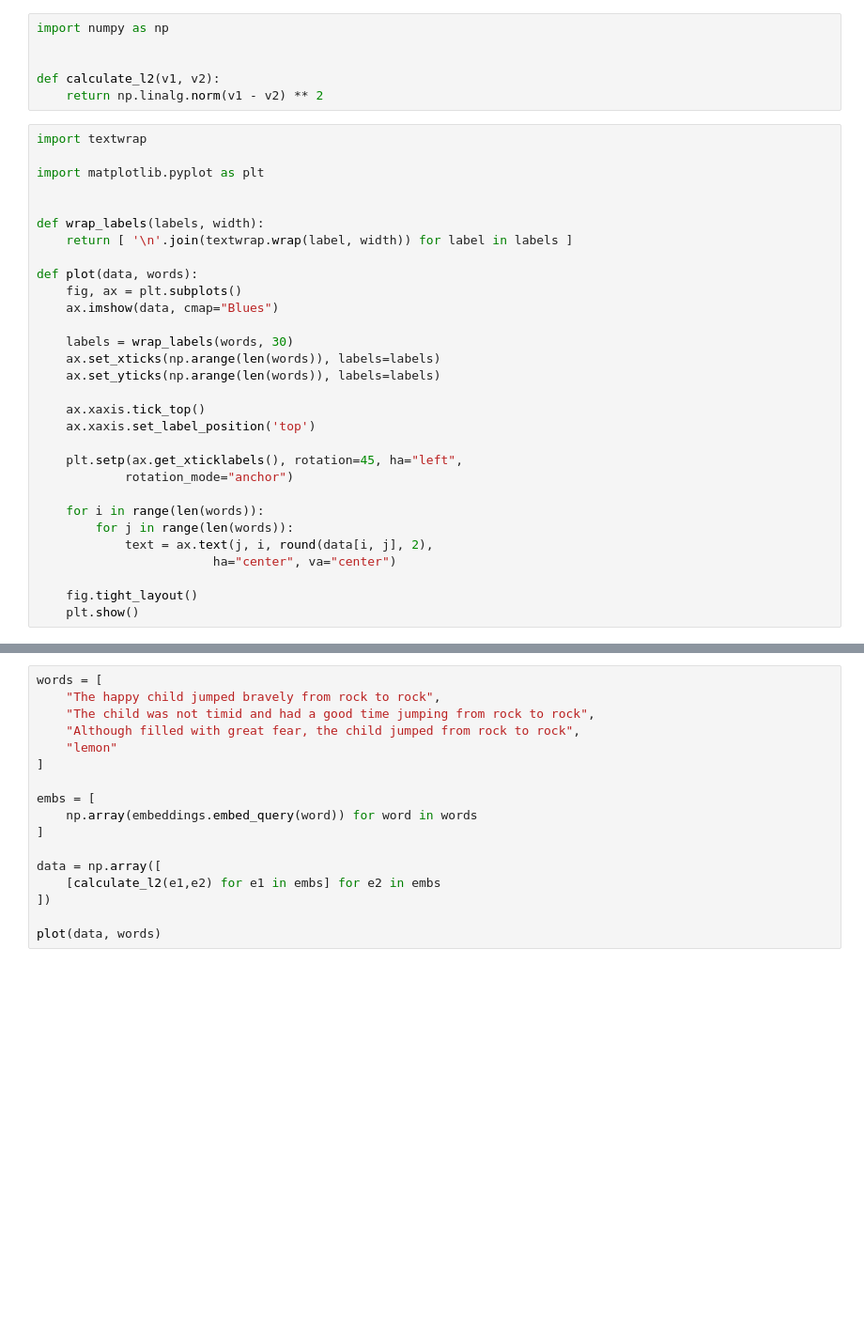
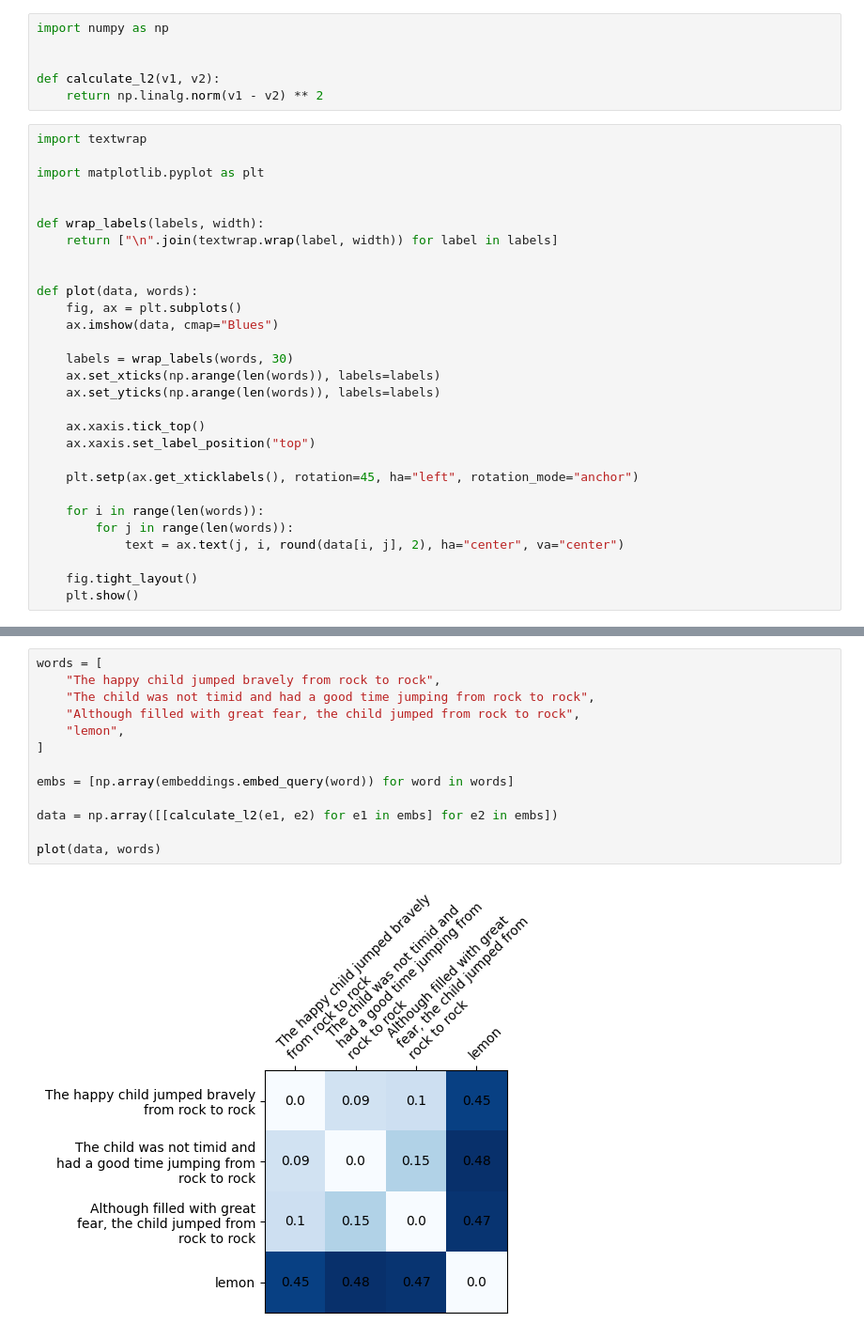
Before and after one commit to jjmonsalveg/chatgpt-langchain-learning, a Jupyter notebook: facts/scores.ipynb, the cells around one changed output, grey strips where cells are left out. Shown at 94% size. Cells and saved outputs as stored; diff of their text form; blank space fills up the shorter version.

```diff
--- a/facts/scores.ipynb
+++ b/facts/scores.ipynb
@@ -18,7 +18,8 @@ import matplotlib.pyplot as plt
 
 
 def wrap_labels(labels, width):
-    return [ '\n'.join(textwrap.wrap(label, width)) for label in labels ]
+    return ["\n".join(textwrap.wrap(label, width)) for label in labels]
+
 
 def plot(data, words):
     fig, ax = plt.subplots()
@@ -29,15 +30,13 @@ def plot(data, words):
     ax.set_yticks(np.arange(len(words)), labels=labels)
 
     ax.xaxis.tick_top()
-    ax.xaxis.set_label_position('top')
+    ax.xaxis.set_label_position("top")
 
-    plt.setp(ax.get_xticklabels(), rotation=45, ha="left",
-            rotation_mode="anchor")
+    plt.setp(ax.get_xticklabels(), rotation=45, ha="left", rotation_mode="anchor")
 
     for i in range(len(words)):
         for j in range(len(words)):
-            text = ax.text(j, i, round(data[i, j], 2),
-                        ha="center", va="center")
+            text = ax.text(j, i, round(data[i, j], 2), ha="center", va="center")
 
     fig.tight_layout()
     plt.show()
@@ -46,17 +43,15 @@ Matplotlib is building the font cache; this may take a moment.
 # %%
 words = [
     "The happy child jumped bravely from rock to rock",
     "The child was not timid and had a good time jumping from rock to rock",
     "Although filled with great fear, the child jumped from rock to rock",
-    "lemon"
+    "lemon",
 ]
 
-embs = [
-    np.array(embeddings.embed_query(word)) for word in words
-]
+embs = [np.array(embeddings.embed_query(word)) for word in words]
 
-data = np.array([
-    [calculate_l2(e1,e2) for e1 in embs] for e2 in embs
-])
+data = np.array([[calculate_l2(e1, e2) for e1 in embs] for e2 in embs])
 
 plot(data, words)
+# %% [output]
+[figure, added]
```
Also changed, not shown: parts of 1 cell of this notebook, 14 other files.
